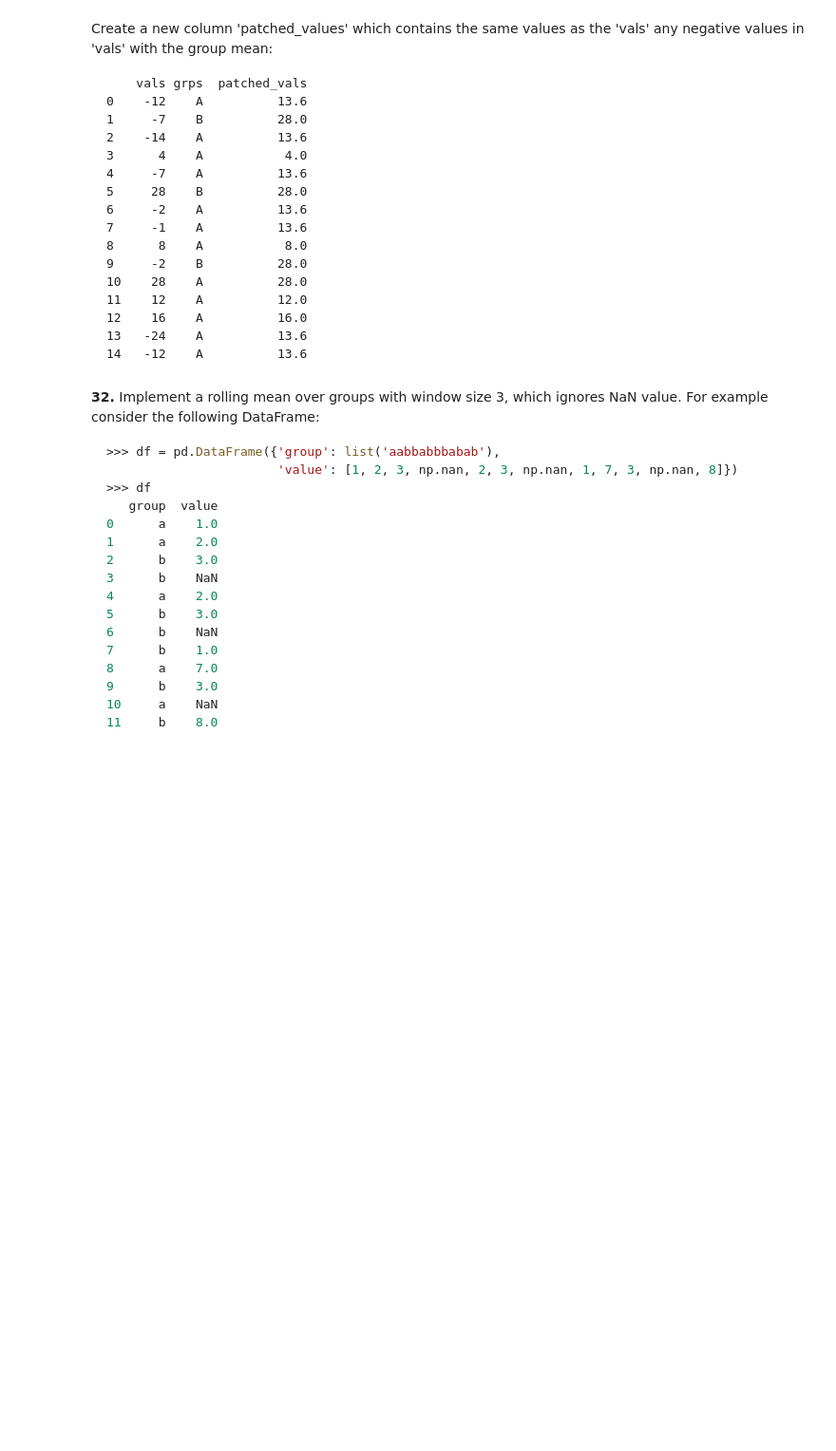
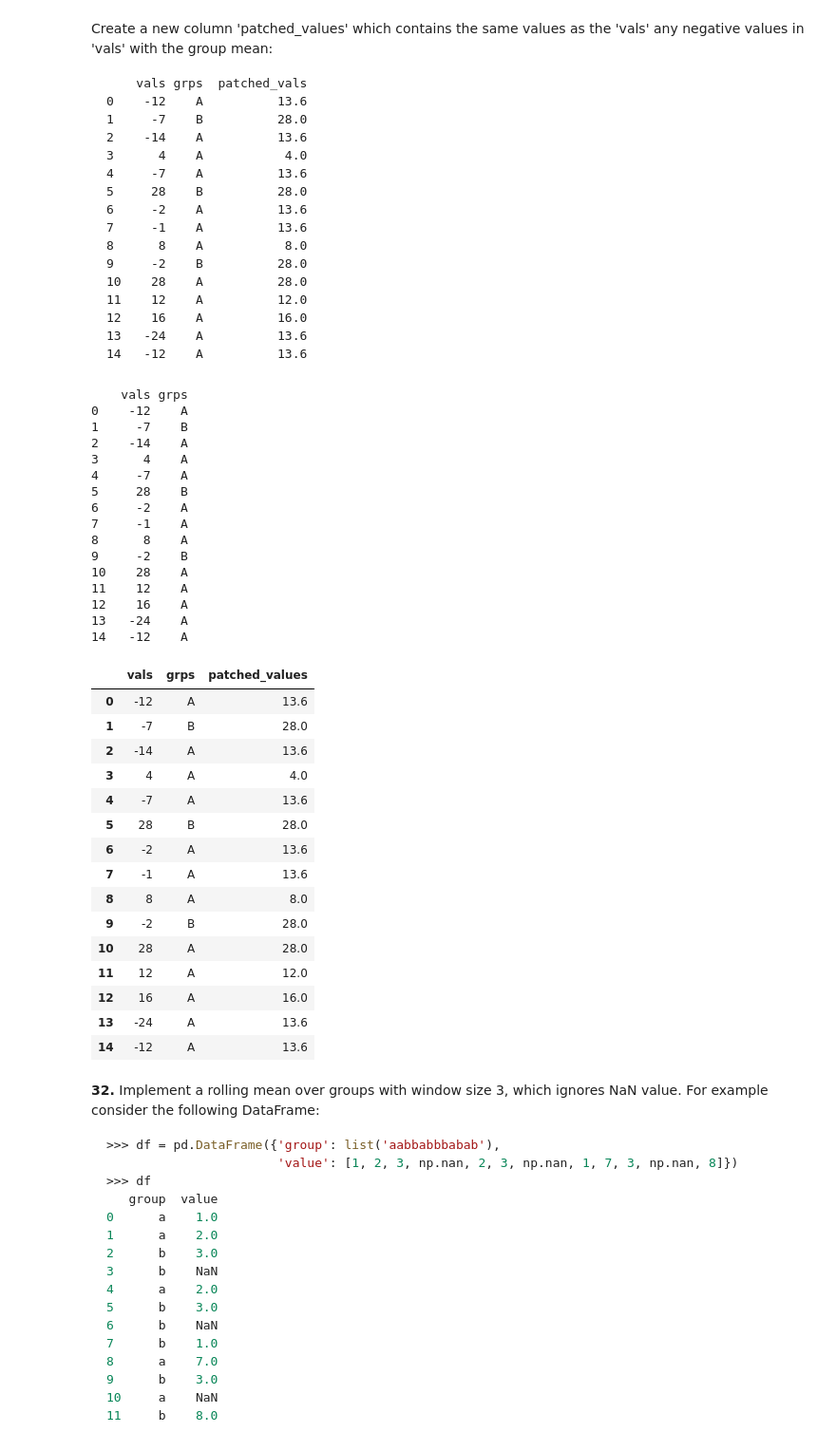
Before and after one commit to BetulAlbayrak1999/Python-Pandas-100-Questions, a Jupyter notebook: 100-pandas-puzzles.ipynb, the cells around one changed output. Shown: that part at 95% size. Cells and saved outputs as stored; diff of their text form; code cells hidden in the pictures; blank space fills up the shorter version.

````diff
--- a/100-pandas-puzzles.ipynb
+++ b/100-pandas-puzzles.ipynb
@@ -625,6 +625,71 @@ Create a new column 'patched_values' which contains the same values as the 'vals
 13   -24    A          13.6
 14   -12    A          13.6
 ```
+# %%
+df = pd.DataFrame({"vals": np.random.RandomState(31).randint(-30, 30, size = 15),
+                   "grps": np.random.RandomState(31).choice(["A", "B"], 15)})
+
+print(df)
+'''
+1. way
+
+def replace(group):
+    group = group.astype(float)
+    mask = group < 0
+    group[mask] = group[~mask].mean()
+    return group
+
+'''
+#2.way:
+df.groupby(["grps"])["vals"].transform(replace)
+
+df_positive = df[df["vals"] > 0]
+
+df_pos_grp = df_positive.groupby("grps")["vals"].mean()
+
+df["patched_values"] = df["vals"].astype(float)
+
+for i, row in df.iterrows():
+    if row.vals < 0:
+        if row.grps == "A":
+            df.at[i, "patched_values"] = df_pos_grp["A"]
+        if row.grps == "B":
+            df.at[i, "patched_values"] = df_pos_grp["B"]
+
+df
+# %% [output]
+    vals grps
+0    -12    A
+1     -7    B
+2    -14    A
+3      4    A
+4     -7    A
+5     28    B
+6     -2    A
+7     -1    A
+8      8    A
+9     -2    B
+10    28    A
+11    12    A
+12    16    A
+13   -24    A
+14   -12    A
+|  | vals | grps | patched_values |
+| 0 | -12 | A | 13.6 |
+| 1 | -7 | B | 28.0 |
+| 2 | -14 | A | 13.6 |
+| 3 | 4 | A | 4.0 |
+| 4 | -7 | A | 13.6 |
+| 5 | 28 | B | 28.0 |
+| 6 | -2 | A | 13.6 |
+| 7 | -1 | A | 13.6 |
+| 8 | 8 | A | 8.0 |
+| 9 | -2 | B | 28.0 |
+| 10 | 28 | A | 28.0 |
+| 11 | 12 | A | 12.0 |
+| 12 | 16 | A | 16.0 |
+| 13 | -24 | A | 13.6 |
+| 14 | -12 | A | 13.6 |
 # %% [markdown]
 **32.** Implement a rolling mean over groups with window size 3, which ignores NaN value. For example consider the following DataFrame:
 
````
Also changed, not shown: parts of 3 cells of this notebook.
